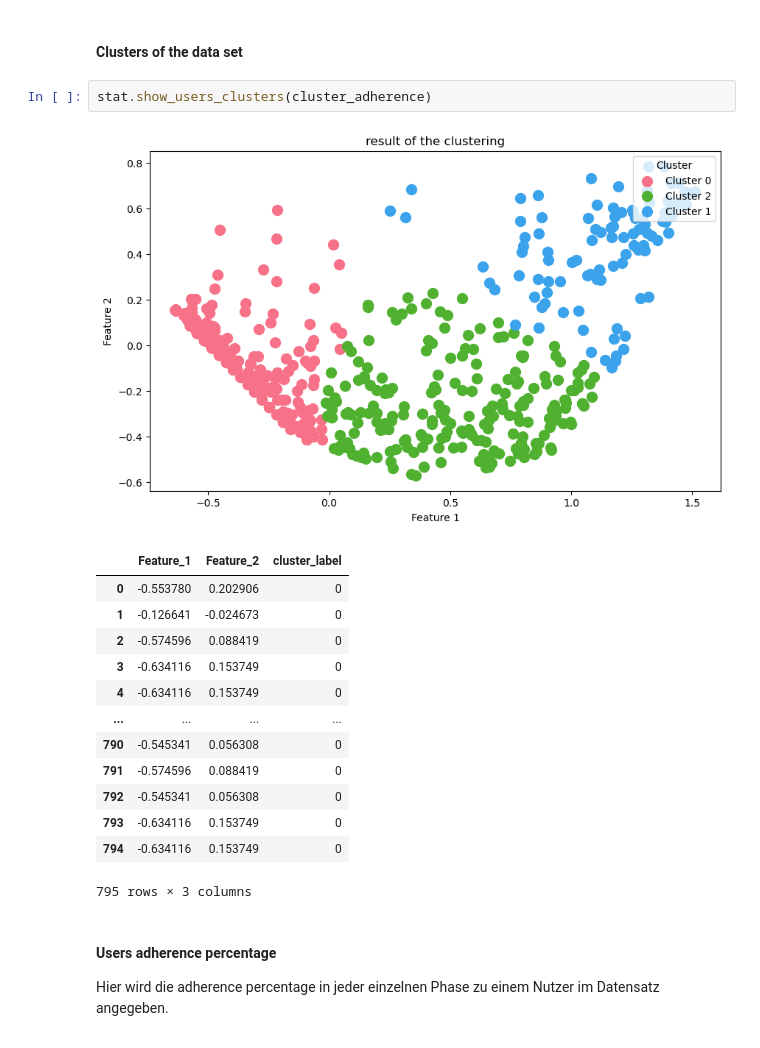
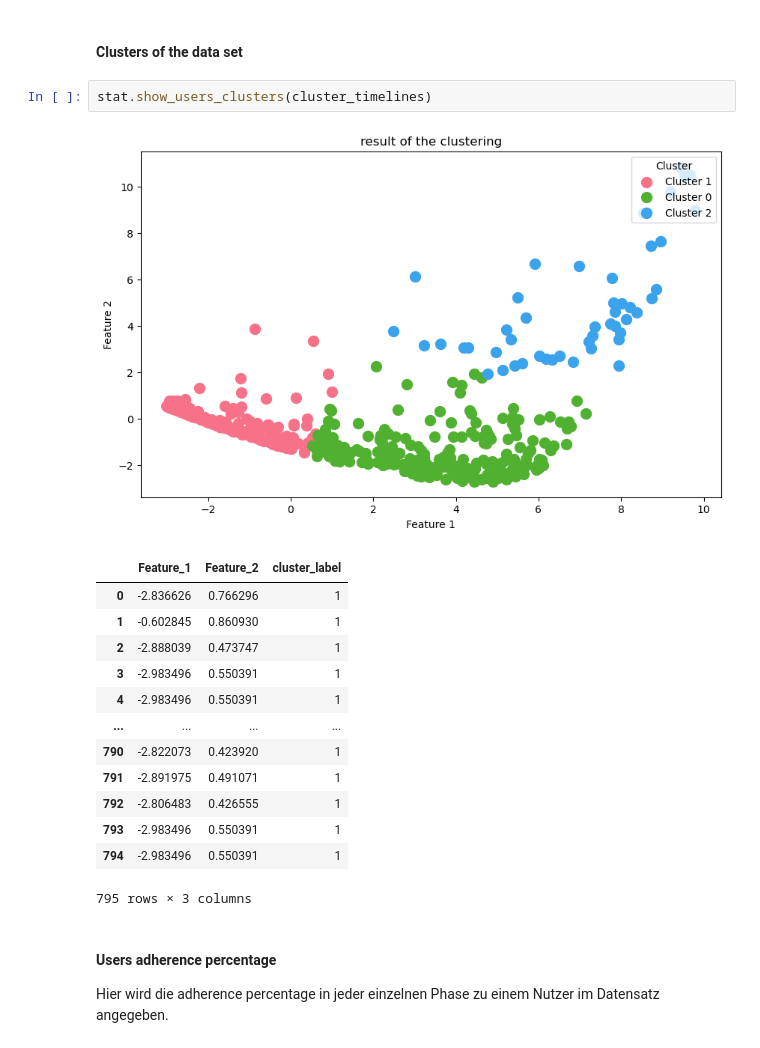
Before and after one commit to Maumau2103/Adherence_in_a_RCT_mHealth_dataset, a Jupyter notebook: notebook/Softwareprojekt - Jupyter Notebook.ipynb, the cells around one changed output. Drawn from its saved outputs; the diff is of its cells as text.

```diff
--- a/notebook/Softwareprojekt - Jupyter Notebook.ipynb
+++ b/notebook/Softwareprojekt - Jupyter Notebook.ipynb
@@ -299,21 +295,21 @@ stat.show_user_timeline(df_sorted, user_id, result_phases, start_day=1, end_day=
 # %% [markdown]
 #### Clusters of the data set
 # %%
-stat.show_users_clusters(cluster_adherence)
+stat.show_users_clusters(cluster_timelines)
 # %% [output]
-[figure, old version]
+[figure, new version]
 |  | Feature_1 | Feature_2 | cluster_label |
-| 0 | -0.553780 | 0.202906 | 0 |
-| 1 | -0.126641 | -0.024673 | 0 |
-| 2 | -0.574596 | 0.088419 | 0 |
-| 3 | -0.634116 | 0.153749 | 0 |
-| 4 | -0.634116 | 0.153749 | 0 |
+| 0 | -2.836626 | 0.766296 | 1 |
+| 1 | -0.602845 | 0.860930 | 1 |
+| 2 | -2.888039 | 0.473747 | 1 |
+| 3 | -2.983496 | 0.550391 | 1 |
+| 4 | -2.983496 | 0.550391 | 1 |
 | ... | ... | ... | ... |
-| 790 | -0.545341 | 0.056308 | 0 |
-| 791 | -0.574596 | 0.088419 | 0 |
-| 792 | -0.545341 | 0.056308 | 0 |
-| 793 | -0.634116 | 0.153749 | 0 |
-| 794 | -0.634116 | 0.153749 | 0 |
+| 790 | -2.822073 | 0.423920 | 1 |
+| 791 | -2.891975 | 0.491071 | 1 |
+| 792 | -2.806483 | 0.426555 | 1 |
+| 793 | -2.983496 | 0.550391 | 1 |
+| 794 | -2.983496 | 0.550391 | 1 |
 795 rows × 3 columns
 # %% [markdown]
 #### Users adherence percentage
```
Also changed, not shown: parts of 14 cells of this notebook, 1 other file.
